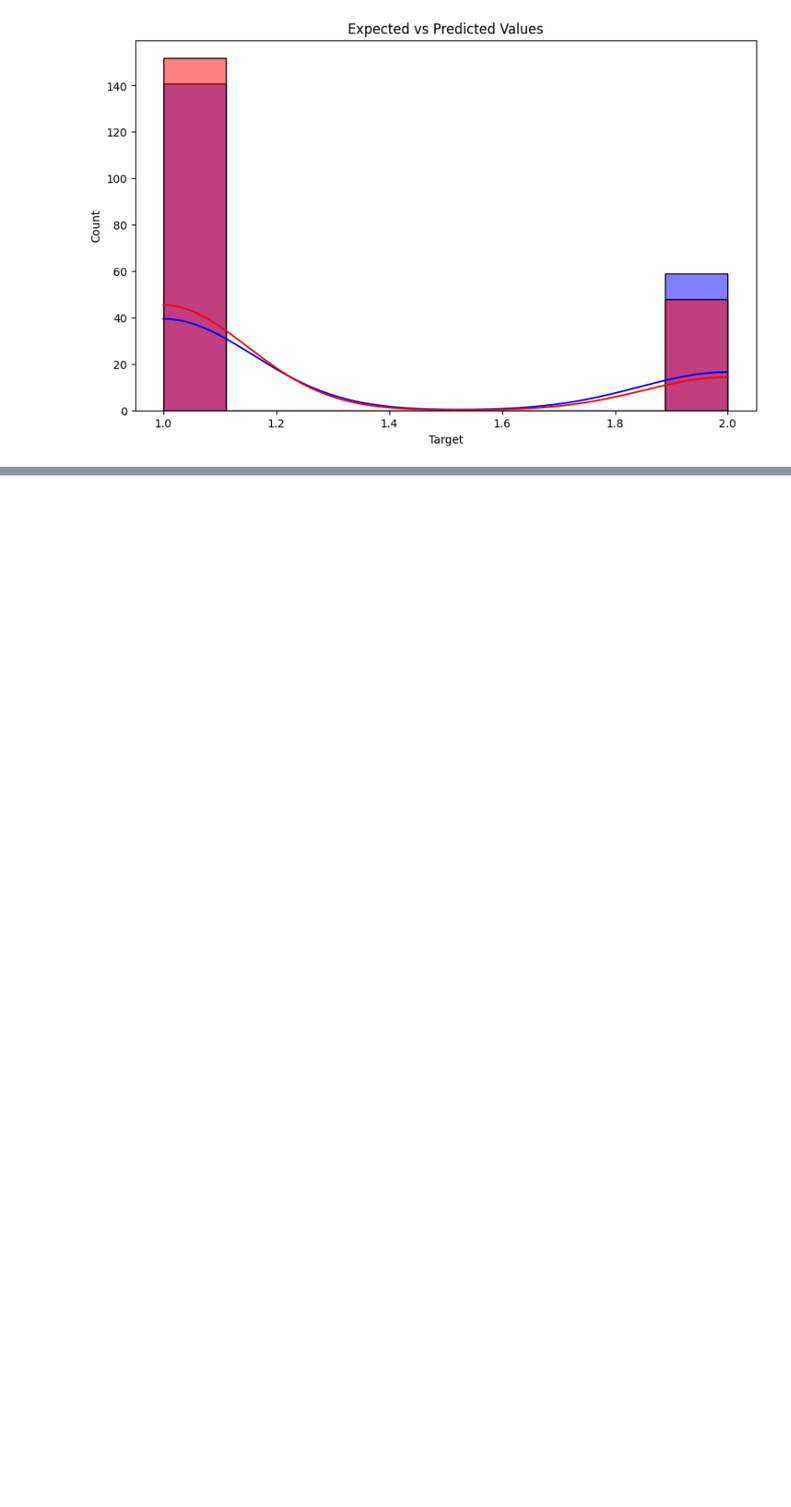
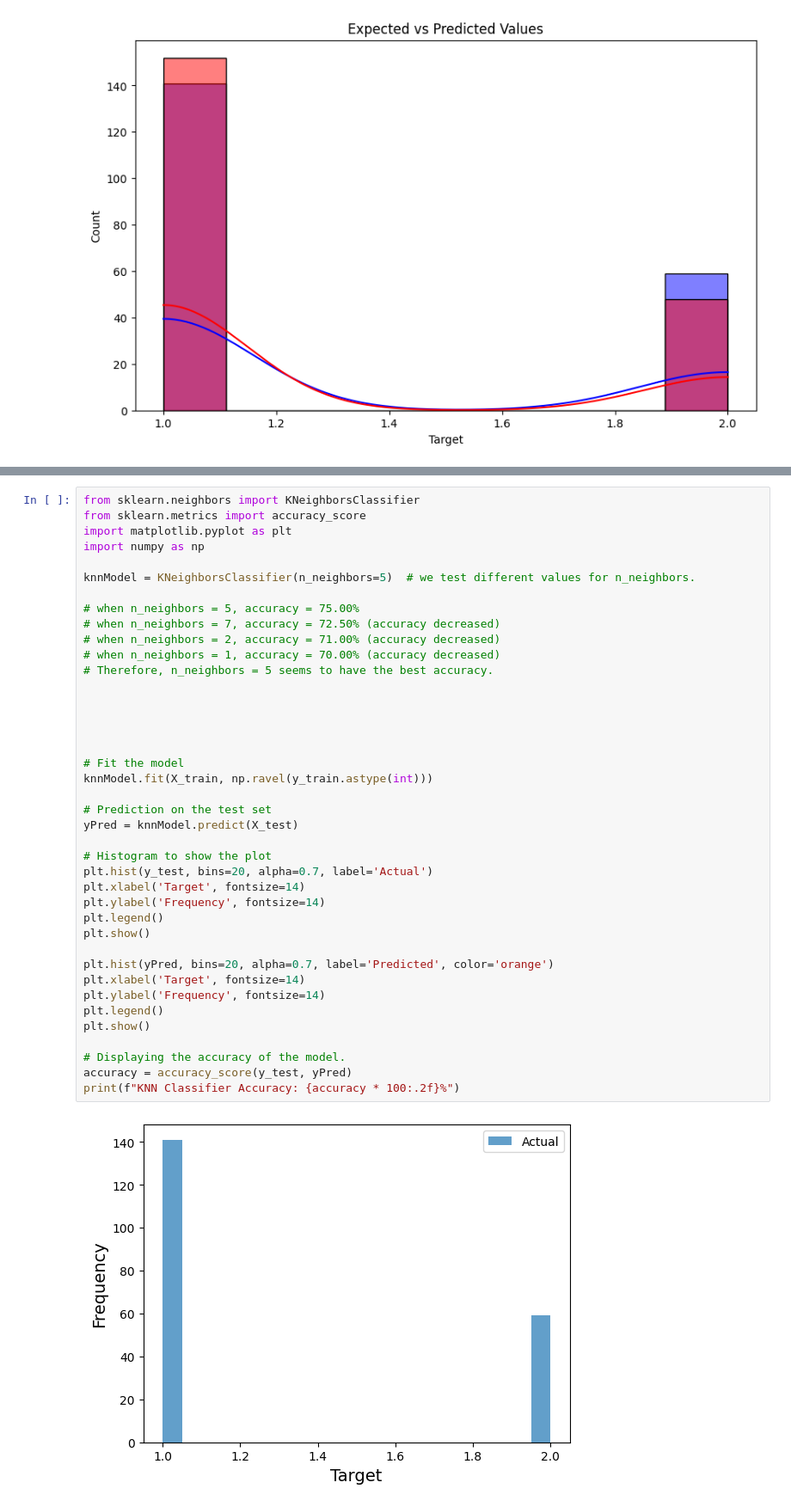
Before and after one commit to AnanyaTyagi08/Credit-Predictor, a Jupyter notebook: Statlog(German_Credit)CS375Project.ipynb, the cells around one changed output, grey strips where cells are left out. Shown: that part at 86% size. Saved outputs shown, nothing was run; the diff lists cells and outputs as text; blank space fills up the shorter version.

Commit message:
Added the KNN Classifier Model

```diff
--- a/Statlog(German_Credit)CS375Project.ipynb
+++ b/Statlog(German_Credit)CS375Project.ipynb
@@ -426,0 +405,42 @@ weighted avg       0.79      0.80      0.79       200
+# %%
+from sklearn.neighbors import KNeighborsClassifier
+from sklearn.metrics import accuracy_score
+import matplotlib.pyplot as plt
+import numpy as np
+
+knnModel = KNeighborsClassifier(n_neighbors=5)  # we test different values for n_neighbors.
+
+# when n_neighbors = 5, accuracy = 75.00%
+# when n_neighbors = 7, accuracy = 72.50% (accuracy decreased)
+# when n_neighbors = 2, accuracy = 71.00% (accuracy decreased)
+# when n_neighbors = 1, accuracy = 70.00% (accuracy decreased)
+# Therefore, n_neighbors = 5 seems to have the best accuracy.
+
+
+
+
+
+# Fit the model
+knnModel.fit(X_train, np.ravel(y_train.astype(int)))
+
+# Prediction on the test set
+yPred = knnModel.predict(X_test)
+
+# Histogram to show the plot
+plt.hist(y_test, bins=20, alpha=0.7, label='Actual')
+plt.xlabel('Target', fontsize=14)
+plt.ylabel('Frequency', fontsize=14)
+plt.legend()
+plt.show()
+
+plt.hist(yPred, bins=20, alpha=0.7, label='Predicted', color='orange')
+plt.xlabel('Target', fontsize=14)
+plt.ylabel('Frequency', fontsize=14)
+plt.legend()
+plt.show()
+
+# Displaying the accuracy of the model.
+accuracy = accuracy_score(y_test, yPred)
+print(f"KNN Classifier Accuracy: {accuracy * 100:.2f}%")
+# %% [output]
+[figure, added]
```
Also changed, not shown: parts of 3 cells of this notebook.
